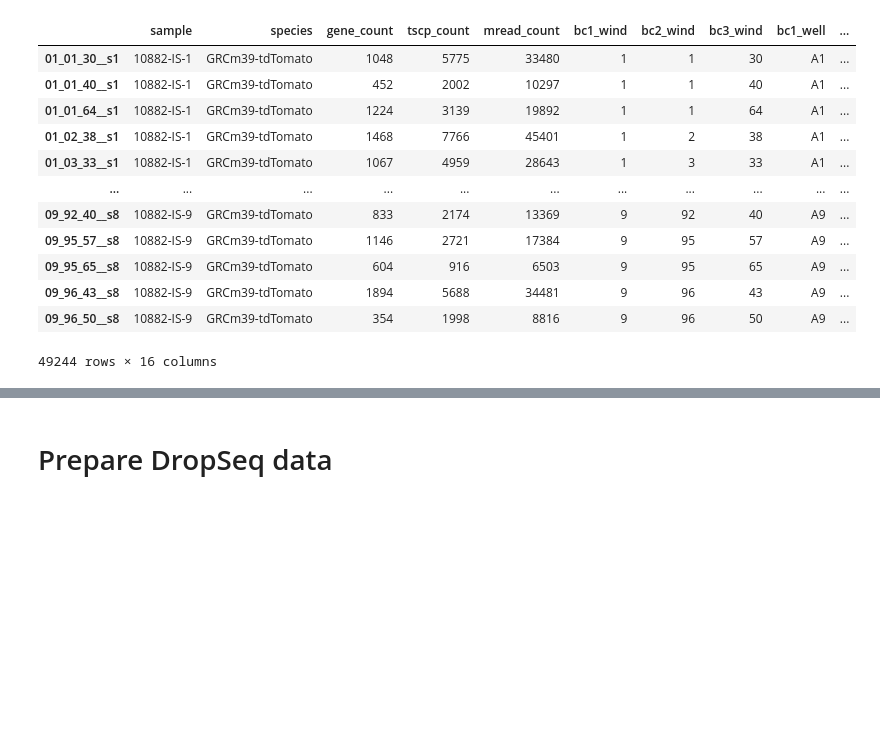
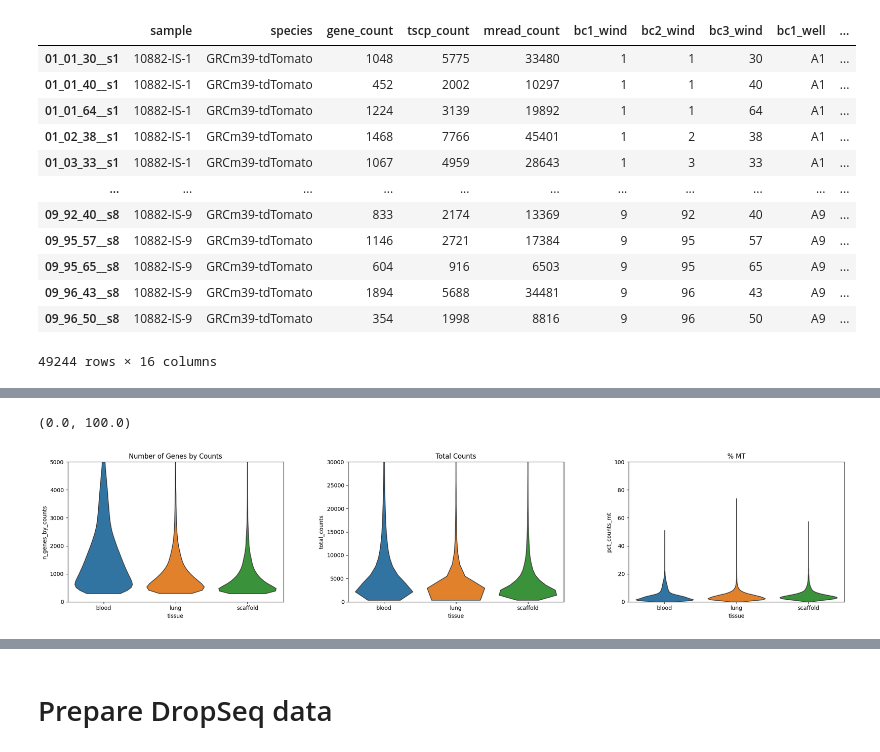
Before and after one commit to ischrack/ML-4T1-Parse-scRNAseq, a Jupyter notebook: Codes/PyHarmonyIntegration-4T1-scRNA-Parsev3DropSeq.ipynb, the cells around one changed output, grey strips where cells are left out. Cells and saved outputs as stored; diff of their text form; code cells hidden in the pictures; blank space fills up the shorter version.

```diff
--- a/Codes/PyHarmonyIntegration-4T1-scRNA-Parsev3DropSeq.ipynb
+++ b/Codes/PyHarmonyIntegration-4T1-scRNA-Parsev3DropSeq.ipynb
@@ -114,0 +181,23 @@ AllTissue.obs
+# %%
+# Create the multi-panel violin plot showing QC metrics split by tissue
+sc.pl.violin(
+    AllTissue,
+    keys=['n_genes_by_counts', 'total_counts', 'pct_counts_mt'],
+    groupby='tissue',
+    jitter=0.4,
+    multi_panel=True,
+    size=0,
+    show=False
+)
+
+# Access current figure and modify subplot titles
+axes = plt.gcf().axes
+axes[0].set_title("Number of Genes by Counts")
+axes[0].set_ylim([0, 5000])
+axes[1].set_title("Total Counts")
+axes[1].set_ylim([0, 30000])
+axes[2].set_title("% MT")
+axes[2].set_ylim([0, 100])
+# %% [output]
+(0.0, 100.0)
+[figure, added]
```
Also changed, not shown: parts of 18 cells of this notebook, 1 other file.
